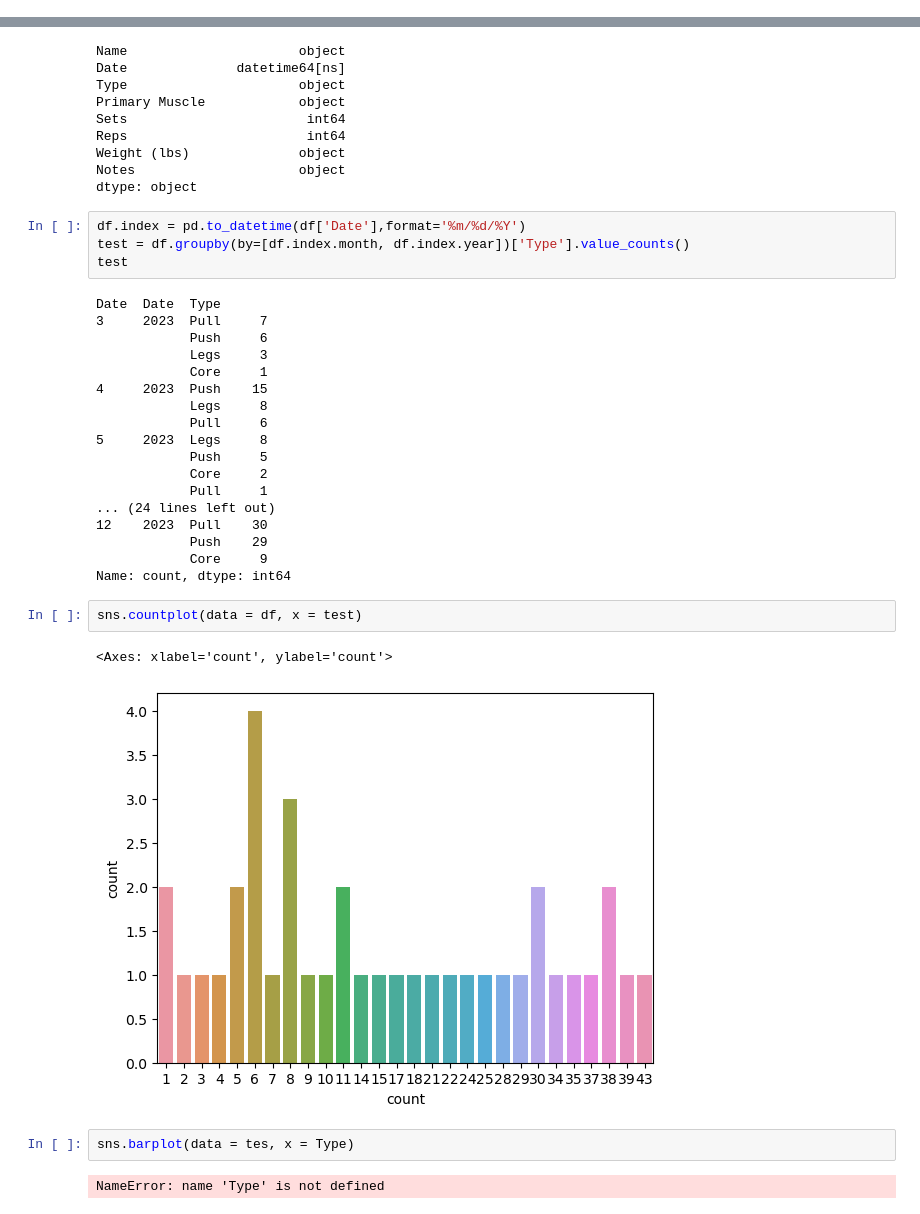
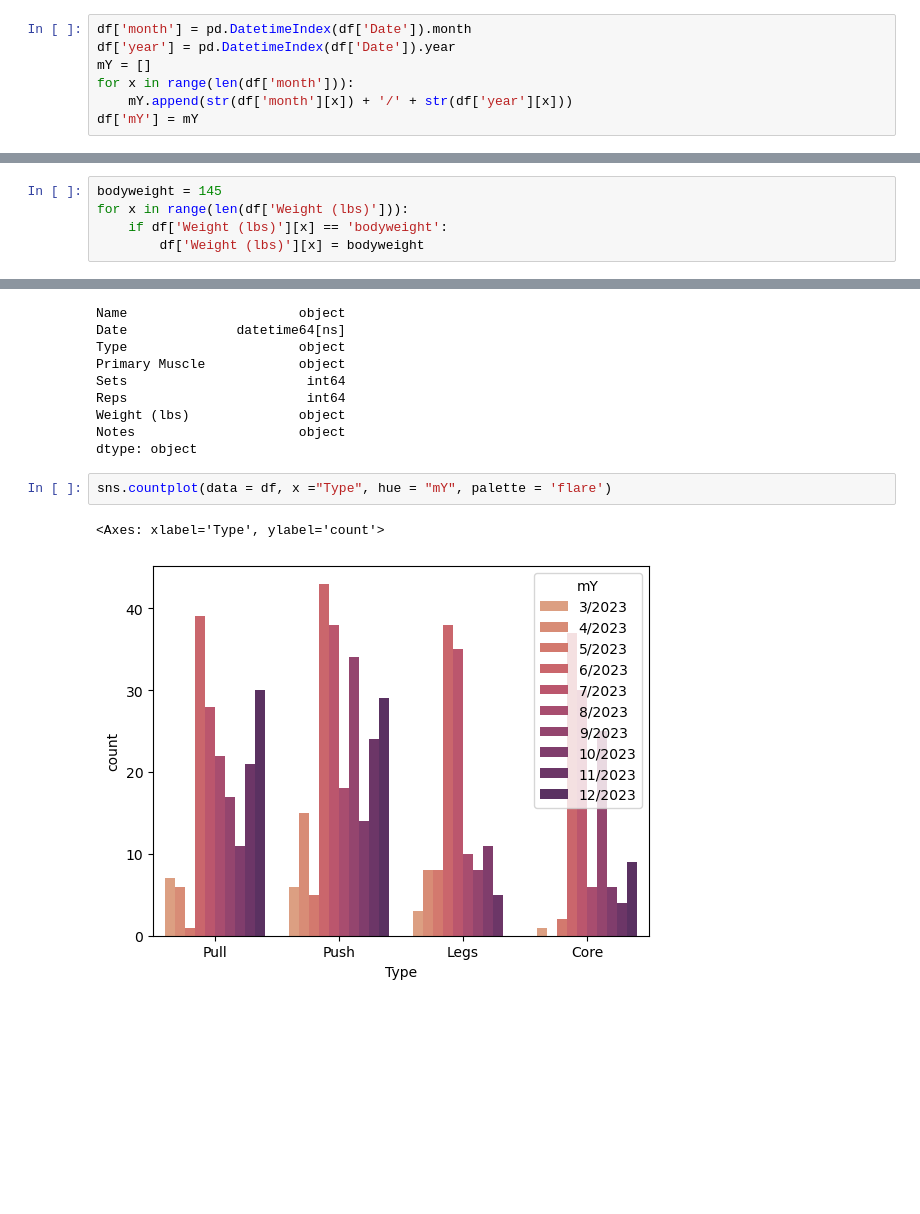
Before and after one commit to ryanjewik/Gym-Analytics, a Jupyter notebook: gym-analytics.ipynb, the cells around one changed output, grey strips where cells are left out. Drawn from its saved outputs; the diff is of its cells as text; blank space fills up the shorter version.

```diff
--- a/gym-analytics.ipynb
+++ b/gym-analytics.ipynb
@@ -20,0 +26,7 @@ df
+# %%
+df['month'] = pd.DatetimeIndex(df['Date']).month
+df['year'] = pd.DatetimeIndex(df['Date']).year
+mY = []
+for x in range(len(df['month'])):
+    mY.append(str(df['month'][x]) + '/' + str(df['year'][x]))
+df['mY'] = mY
@@ -20,0 +48,5 @@ df
+# %%
+bodyweight = 145
+for x in range(len(df['Weight (lbs)'])):
+    if df['Weight (lbs)'][x] == 'bodyweight':
+        df['Weight (lbs)'][x] = bodyweight
@@ -76,34 +141,8 @@ Reps                       int64
 Weight (lbs)              object
 Notes                     object
 dtype: object
-# %%
-df.index = pd.to_datetime(df['Date'],format='%m/%d/%Y')
-test = df.groupby(by=[df.index.month, df.index.year])['Type'].value_counts()
-test
-# %% [output]
-Date  Date  Type
-3     2023  Pull     7
-            Push     6
-            Legs     3
-            Core     1
-4     2023  Push    15
-            Legs     8
-            Pull     6
-5     2023  Legs     8
-            Push     5
-            Core     2
-            Pull     1
-... (24 lines left out)
-12    2023  Pull    30
-            Push    29
-            Core     9
-Name: count, dtype: int64
 # %%
-sns.countplot(data = df, x = test)
+sns.countplot(data = df, x ="Type", hue = "mY", palette = 'flare')
 # %% [output]
-<Axes: xlabel='count', ylabel='count'>
+<Axes: xlabel='Type', ylabel='count'>
-[figure, old version]
+[figure, new version]
-# %%
-sns.barplot(data = tes, x = Type)
-# %% [output]
-NameError: name 'Type' is not defined
```
Also changed, not shown: parts of 9 cells of this notebook, 1 other file.
